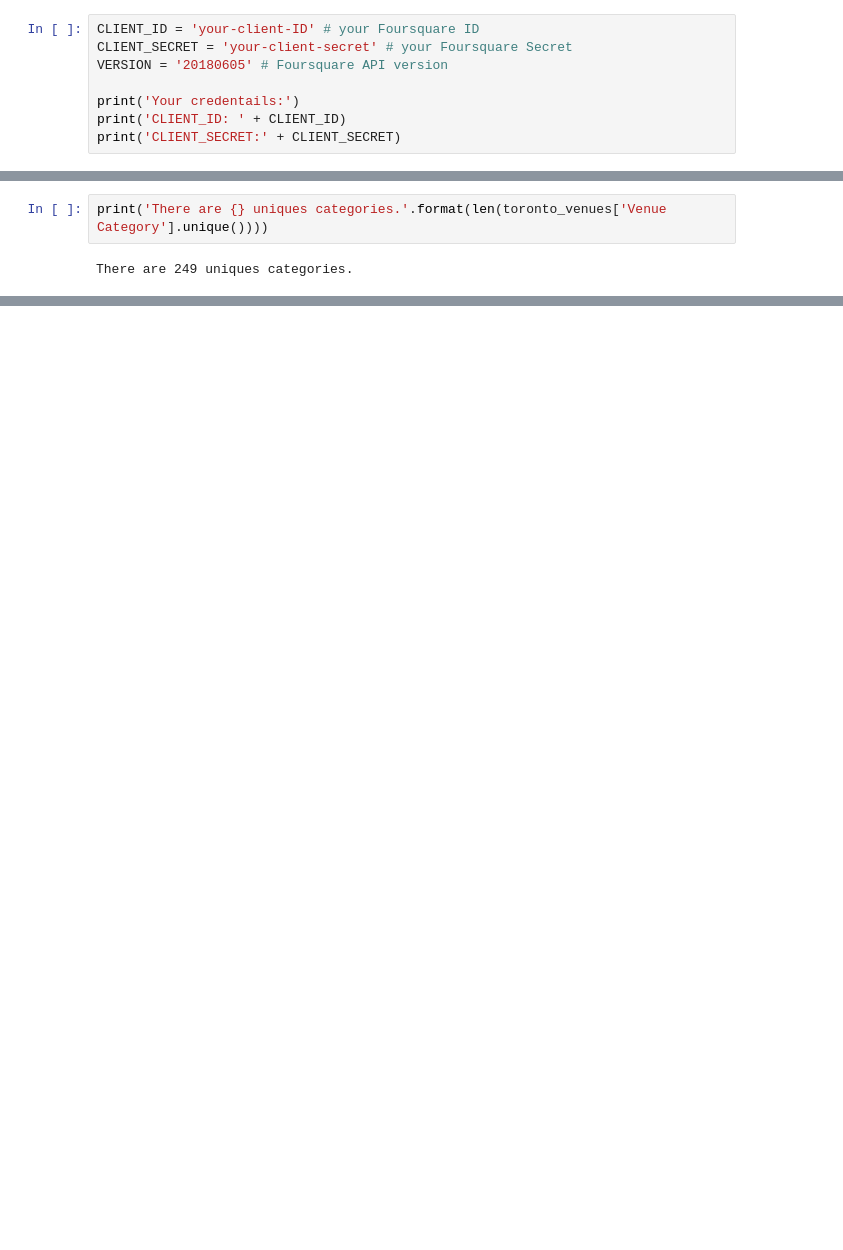
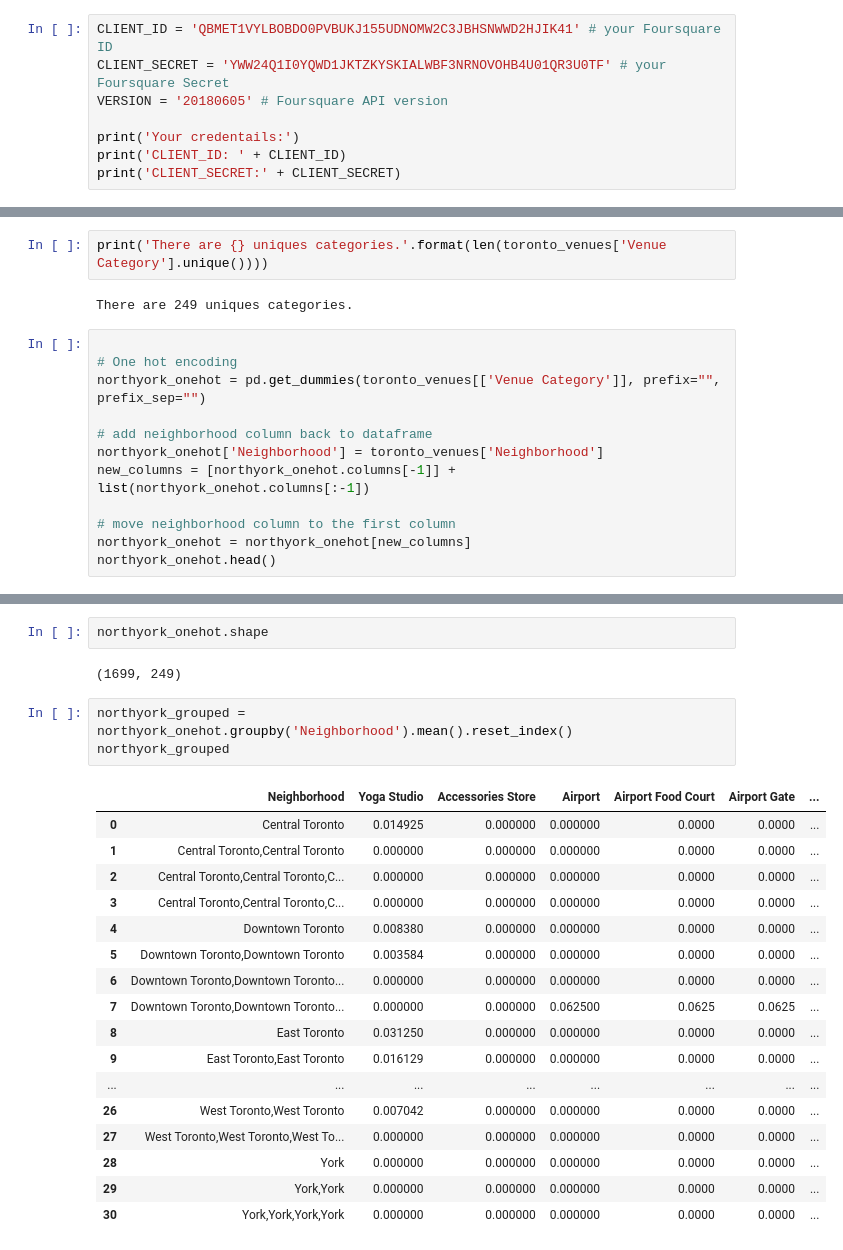
Before and after one commit to bavila142/Coursera_Capstone, a Jupyter notebook: Week3- Toronto neighborhoods.ipynb, the cells around one changed output, grey strips where cells are left out. Drawn from its saved outputs; the diff is of its cells as text; blank space fills up the shorter version.

Commit message:
Published from Watson Studio.

```diff
--- a/Week3- Toronto neighborhoods.ipynb
+++ b/Week3- Toronto neighborhoods.ipynb
@@ -177,8 +177,8 @@ map_northYork
 # %% [output]
 [interactive output not drawn]
 # %%
-CLIENT_ID = 'your-client-ID' # your Foursquare ID
-CLIENT_SECRET = 'your-client-secret' # your Foursquare Secret
+CLIENT_ID = 'QBMET1VYLBOBDO0PVBUKJ155UDNOMW2C3JBHSNWWD2HJIK41' # your Foursquare ID
+CLIENT_SECRET = 'YWW24Q1I0YQWD1JKTZKYSKIALWBF3NRNOVOHB4U01QR3U0TF' # your Foursquare Secret
 VERSION = '20180605' # Foursquare API version
 
 print('Your credentails:')
@@ -370,3 +364,15 @@ toronto_venues.groupby('Neighborhood').count()
 print('There are {} uniques categories.'.format(len(toronto_venues['Venue Category'].unique())))
 # %% [output]
 There are 249 uniques categories.
+# %%
+
+# One hot encoding
+northyork_onehot = pd.get_dummies(toronto_venues[['Venue Category']], prefix="", prefix_sep="")
+
+# add neighborhood column back to dataframe
+northyork_onehot['Neighborhood'] = toronto_venues['Neighborhood']
+new_columns = [northyork_onehot.columns[-1]] + list(northyork_onehot.columns[:-1])
+
+# move neighborhood column to the first column
+northyork_onehot = northyork_onehot[new_columns]
+northyork_onehot.head()
@@ -372,0 +386,25 @@ There are 249 uniques categories.
+# %%
+northyork_onehot.shape
+# %% [output]
+(1699, 249)
+# %%
+northyork_grouped = northyork_onehot.groupby('Neighborhood').mean().reset_index()
+northyork_grouped
+# %% [output]
+|  | Neighborhood | Yoga Studio | Accessories Store | Airport | Airport Food Court | Airport Gate | ... |
+| 0 | Central Toronto | 0.014925 | 0.000000 | 0.000000 | 0.0000 | 0.0000 | ... |
+| 1 | Central Toronto,Central Toronto | 0.000000 | 0.000000 | 0.000000 | 0.0000 | 0.0000 | ... |
+| 2 | Central Toronto,Central Toronto,C... | 0.000000 | 0.000000 | 0.000000 | 0.0000 | 0.0000 | ... |
+| 3 | Central Toronto,Central Toronto,C... | 0.000000 | 0.000000 | 0.000000 | 0.0000 | 0.0000 | ... |
+| 4 | Downtown Toronto | 0.008380 | 0.000000 | 0.000000 | 0.0000 | 0.0000 | ... |
+| 5 | Downtown Toronto,Downtown Toronto | 0.003584 | 0.000000 | 0.000000 | 0.0000 | 0.0000 | ... |
+| 6 | Downtown Toronto,Downtown Toronto... | 0.000000 | 0.000000 | 0.000000 | 0.0000 | 0.0000 | ... |
+| 7 | Downtown Toronto,Downtown Toronto... | 0.000000 | 0.000000 | 0.062500 | 0.0625 | 0.0625 | ... |
+| 8 | East Toronto | 0.031250 | 0.000000 | 0.000000 | 0.0000 | 0.0000 | ... |
+| 9 | East Toronto,East Toronto | 0.016129 | 0.000000 | 0.000000 | 0.0000 | 0.0000 | ... |
+| ... | ... | ... | ... | ... | ... | ... | ... |
+| 26 | West Toronto,West Toronto | 0.007042 | 0.000000 | 0.000000 | 0.0000 | 0.0000 | ... |
+| 27 | West Toronto,West Toronto,West To... | 0.000000 | 0.000000 | 0.000000 | 0.0000 | 0.0000 | ... |
+| 28 | York | 0.000000 | 0.000000 | 0.000000 | 0.0000 | 0.0000 | ... |
+| 29 | York,York | 0.000000 | 0.000000 | 0.000000 | 0.0000 | 0.0000 | ... |
+| 30 | York,York,York,York | 0.000000 | 0.000000 | 0.000000 | 0.0000 | 0.0000 | ... |
```
Also changed, not shown: parts of 16 cells of this notebook.
